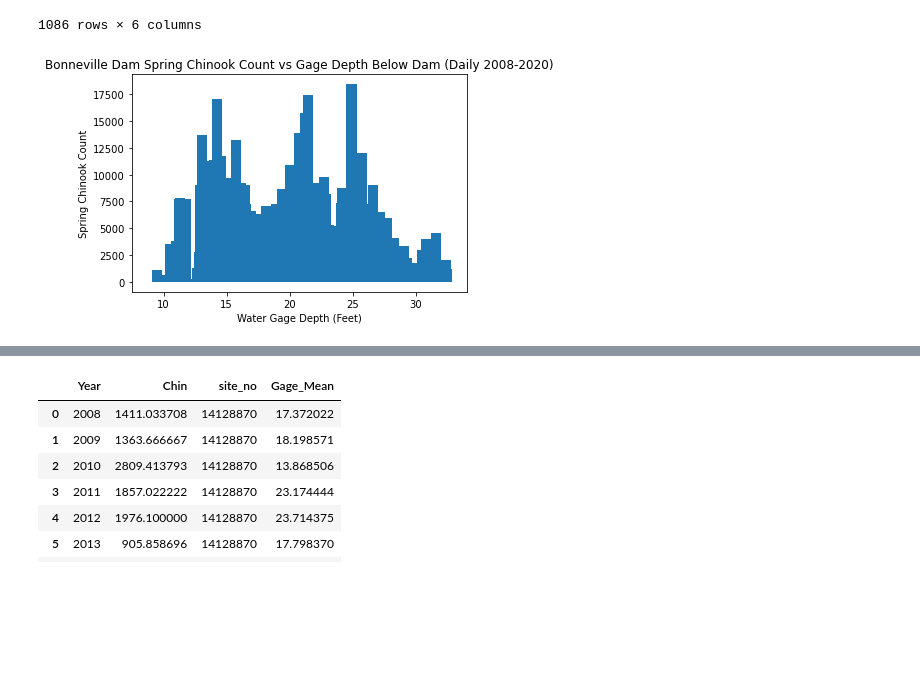
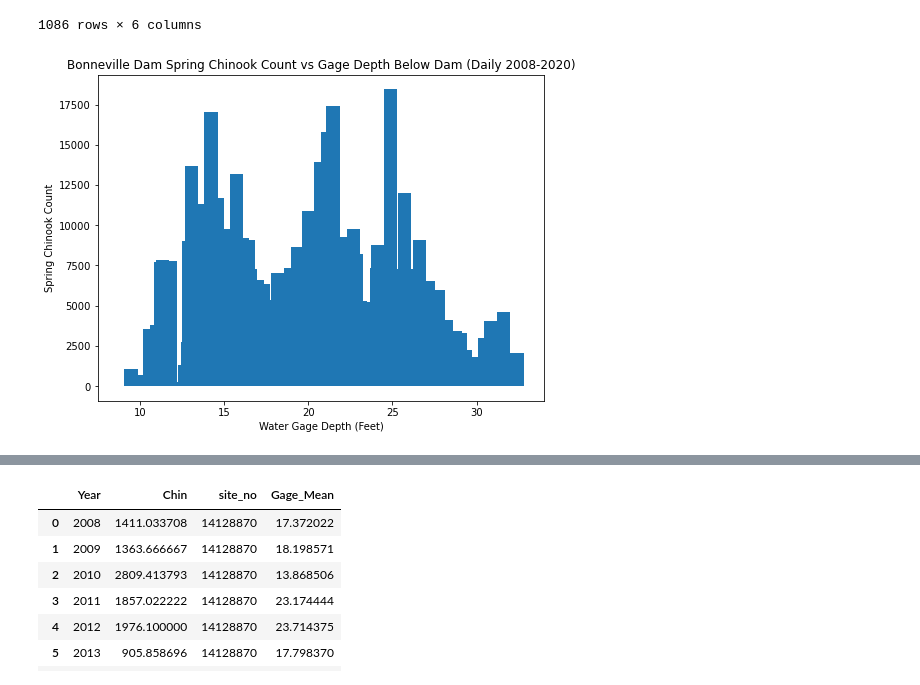
Before and after one commit to jayhjman/bootcamp-project1, a Jupyter notebook: Below-Bonneville-Visual-Final.ipynb, the cells around one changed output, grey strips where cells are left out. Cells and saved outputs as stored; diff of their text form; code cells hidden in the pictures; blank space fills up the shorter version.

```diff
--- a/Below-Bonneville-Visual-Final.ipynb
+++ b/Below-Bonneville-Visual-Final.ipynb
@@ -167,15 +167,15 @@ clean_gage_df
 1086 rows × 6 columns
 # %%
 # Plot bar char distribution
-fig, ax = plt.subplots()
+fig, ax = plt.subplots(figsize=(8,6))
 ax.set_xlabel("Water Gage Depth (Feet)")
 ax.set_ylabel("Spring Chinook Count")
 ax.set_title("Bonneville Dam Spring Chinook Count vs Gage Depth Below Dam (Daily 2008-2020)")
 ax.bar(clean_gage_df["Gage_Mean"], clean_gage_df["Chin"])
 plt.savefig(daily_image_path + "bonn_below_daily_bar_gage.png")
 plt.show()
 # %% [output]
-[figure, old version]
+[figure, new version]
 # %%
 # Plot a scatter and regression of river depth and salmon counts to see if any correlation
 
```
Also changed, not shown: parts of 6 cells of this notebook, 7 other files.
